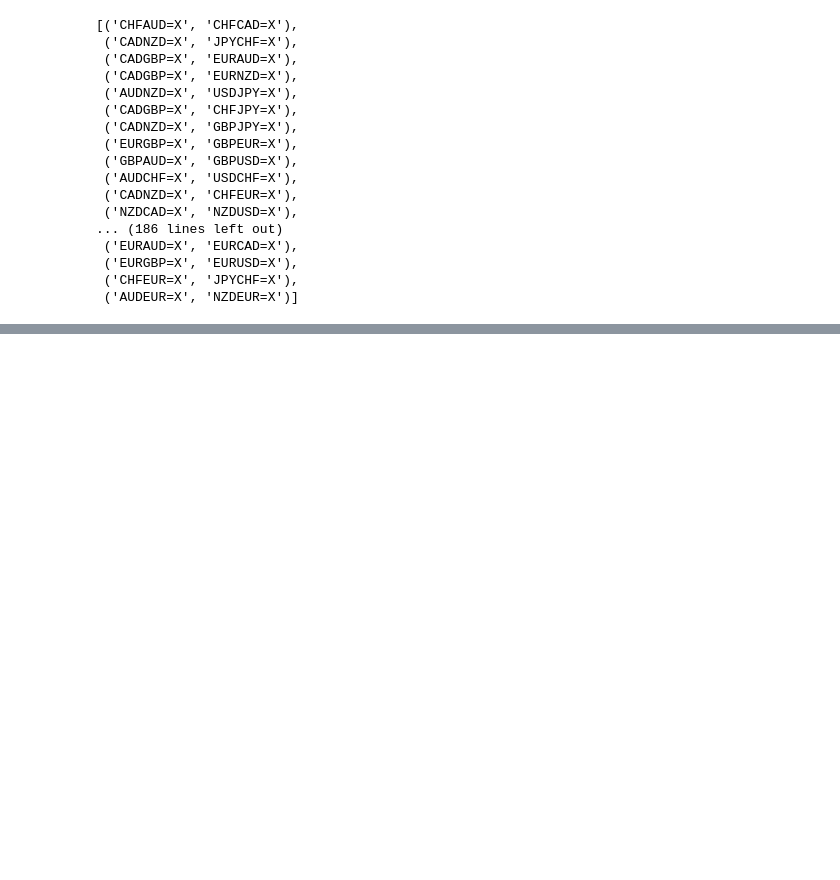
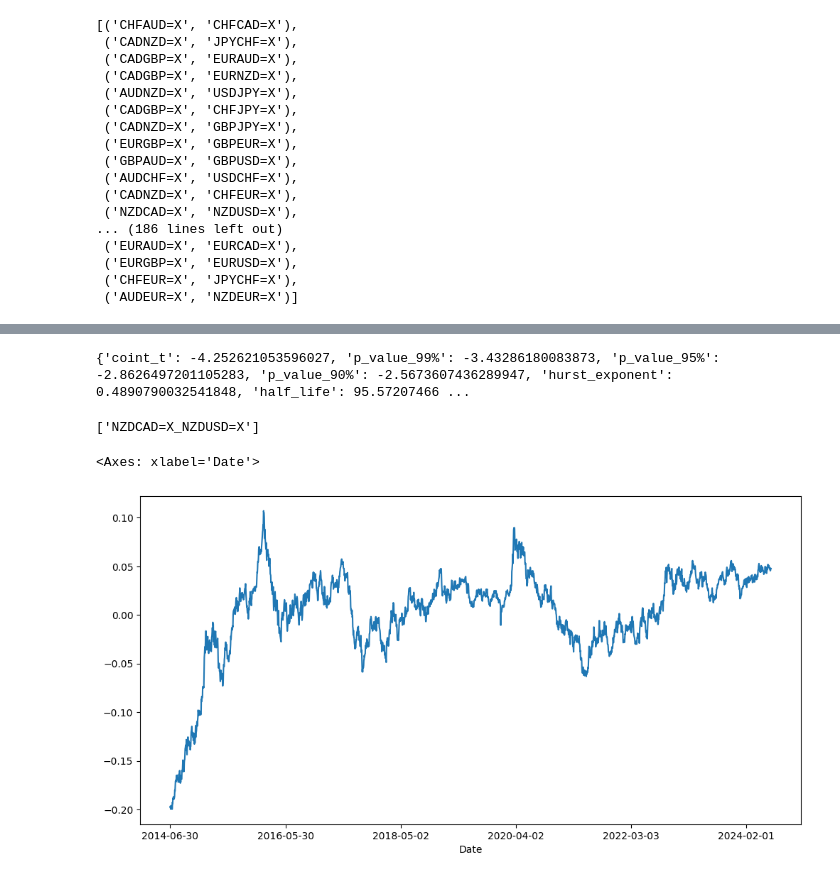
Before and after one commit to Renuto/Trading-Algorithmic, a Jupyter notebook: Statistical Arbitrage/statistical_Arbitrage.ipynb, the cells around one changed output, grey strips where cells are left out. Cells and saved outputs as stored; diff of their text form; code cells hidden in the pictures; blank space fills up the shorter version.

```diff
--- a/Statistical Arbitrage/statistical_Arbitrage.ipynb
+++ b/Statistical Arbitrage/statistical_Arbitrage.ipynb
@@ -123,0 +180,19 @@ filtered_spreads = sp.select_spreads()
+# %%
+# The module can also work with user-specified spreads to test if a spread passes cointegration selection criterion.
+spread = sp.spreads_dict['NZDCAD=X_NZDUSD=X'].copy() # Let's take an arbitrary spread.
+pairs_selector_custom = CointegrationSpreadSelector(prices_df=None, baskets_to_filter=None)
+stats = pairs_selector_custom.generate_spread_statistics(spread, log_info=True) # log_info=True to save stats.
+print(stats)
+# %% [output]
+{'coint_t': -4.252621053596027, 'p_value_99%': -3.43286180083873, 'p_value_95%': -2.8626497201105283, 'p_value_90%': -2.5673607436289947, 'hurst_exponent': 0.4890790032541848, 'half_life': 95.57207466 ...
+# %%
+filtered_spreads_custom = pairs_selector_custom.apply_filtering_rules(adf_cutoff_threshold=0.9, hurst_exp_threshold=0.5)
+print(filtered_spreads_custom)
+# %% [output]
+['NZDCAD=X_NZDUSD=X']
+# %%
+# Plot one of the spreads
+sp.spreads_dict['NZDCAD=X_NZDUSD=X'].plot(figsize=(12,6))
+# %% [output]
+<Axes: xlabel='Date'>
+[figure, added]
```
Also changed, not shown: parts of 9 cells of this notebook, 1 other file.
